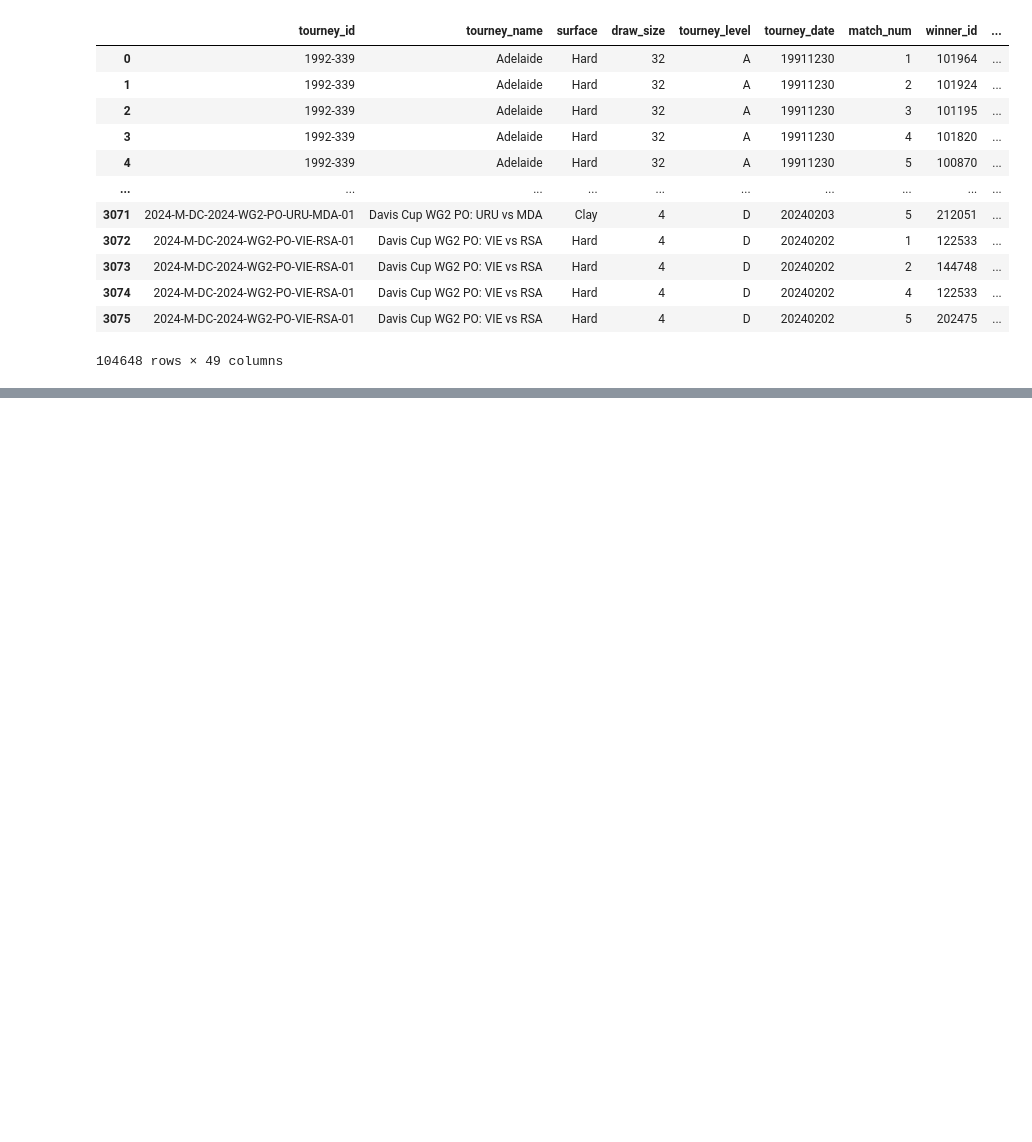
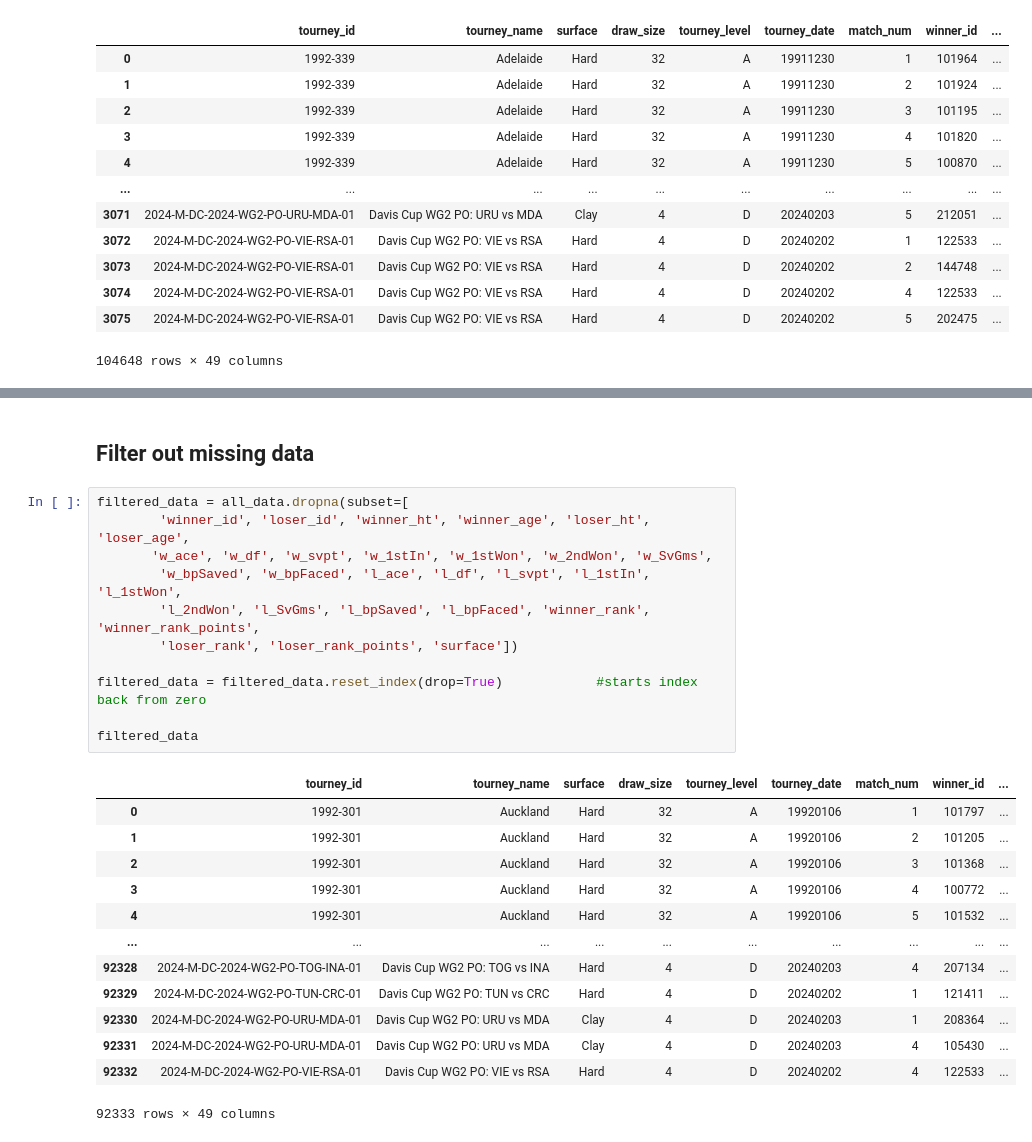
Before and after one commit to San-gularity/Tennis_ATP, a Jupyter notebook: Tennis_ATP.ipynb, the cells around one changed output, grey strips where cells are left out. Saved outputs shown, nothing was run; the diff lists cells and outputs as text; blank space fills up the shorter version.

Commit message:
Partially created the final data

```diff
--- a/Tennis_ATP.ipynb
+++ b/Tennis_ATP.ipynb
@@ -32,0 +46,27 @@ all_data
+# %% [markdown]
+## Filter out missing data
+# %%
+filtered_data = all_data.dropna(subset=[
+        'winner_id', 'loser_id', 'winner_ht', 'winner_age', 'loser_ht', 'loser_age',
+       'w_ace', 'w_df', 'w_svpt', 'w_1stIn', 'w_1stWon', 'w_2ndWon', 'w_SvGms',
+        'w_bpSaved', 'w_bpFaced', 'l_ace', 'l_df', 'l_svpt', 'l_1stIn', 'l_1stWon',
+        'l_2ndWon', 'l_SvGms', 'l_bpSaved', 'l_bpFaced', 'winner_rank', 'winner_rank_points',
+        'loser_rank', 'loser_rank_points', 'surface'])
+
+filtered_data = filtered_data.reset_index(drop=True)            #starts index back from zero
+
+filtered_data
+# %% [output]
+|  | tourney_id | tourney_name | surface | draw_size | tourney_level | tourney_date | match_num | winner_id | ... |
+| 0 | 1992-301 | Auckland | Hard | 32 | A | 19920106 | 1 | 101797 | ... |
+| 1 | 1992-301 | Auckland | Hard | 32 | A | 19920106 | 2 | 101205 | ... |
+| 2 | 1992-301 | Auckland | Hard | 32 | A | 19920106 | 3 | 101368 | ... |
+| 3 | 1992-301 | Auckland | Hard | 32 | A | 19920106 | 4 | 100772 | ... |
+| 4 | 1992-301 | Auckland | Hard | 32 | A | 19920106 | 5 | 101532 | ... |
+| ... | ... | ... | ... | ... | ... | ... | ... | ... | ... |
+| 92328 | 2024-M-DC-2024-WG2-PO-TOG-INA-01 | Davis Cup WG2 PO: TOG vs INA | Hard | 4 | D | 20240203 | 4 | 207134 | ... |
+| 92329 | 2024-M-DC-2024-WG2-PO-TUN-CRC-01 | Davis Cup WG2 PO: TUN vs CRC | Hard | 4 | D | 20240202 | 1 | 121411 | ... |
+| 92330 | 2024-M-DC-2024-WG2-PO-URU-MDA-01 | Davis Cup WG2 PO: URU vs MDA | Clay | 4 | D | 20240203 | 1 | 208364 | ... |
+| 92331 | 2024-M-DC-2024-WG2-PO-URU-MDA-01 | Davis Cup WG2 PO: URU vs MDA | Clay | 4 | D | 20240203 | 4 | 105430 | ... |
+| 92332 | 2024-M-DC-2024-WG2-PO-VIE-RSA-01 | Davis Cup WG2 PO: VIE vs RSA | Hard | 4 | D | 20240202 | 4 | 122533 | ... |
+92333 rows × 49 columns
```
Also changed, not shown: parts of 5 cells of this notebook.
